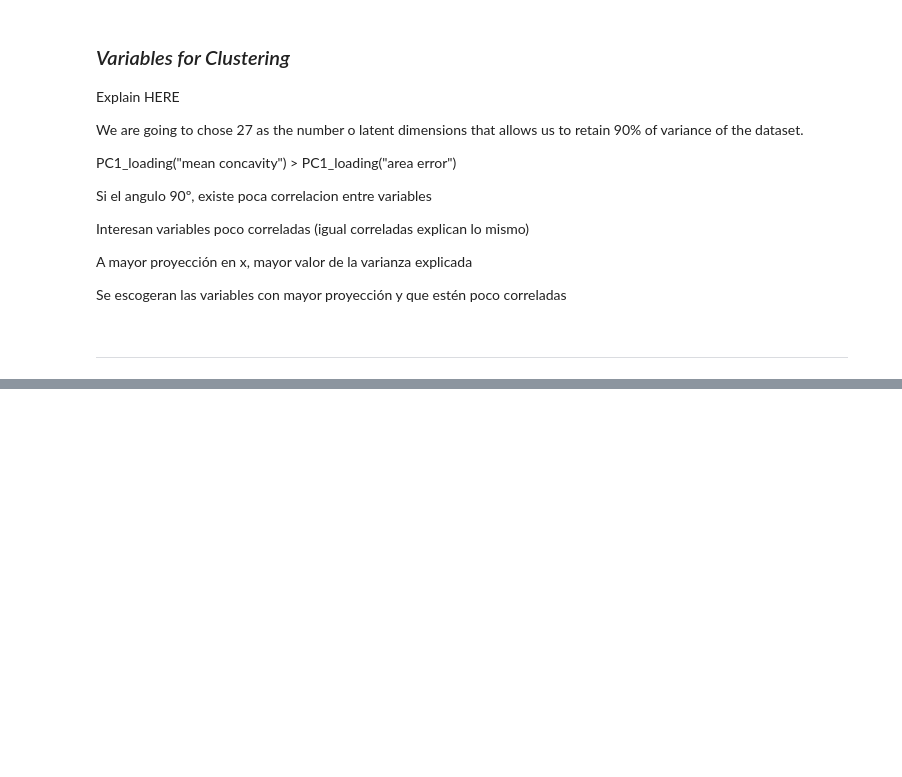
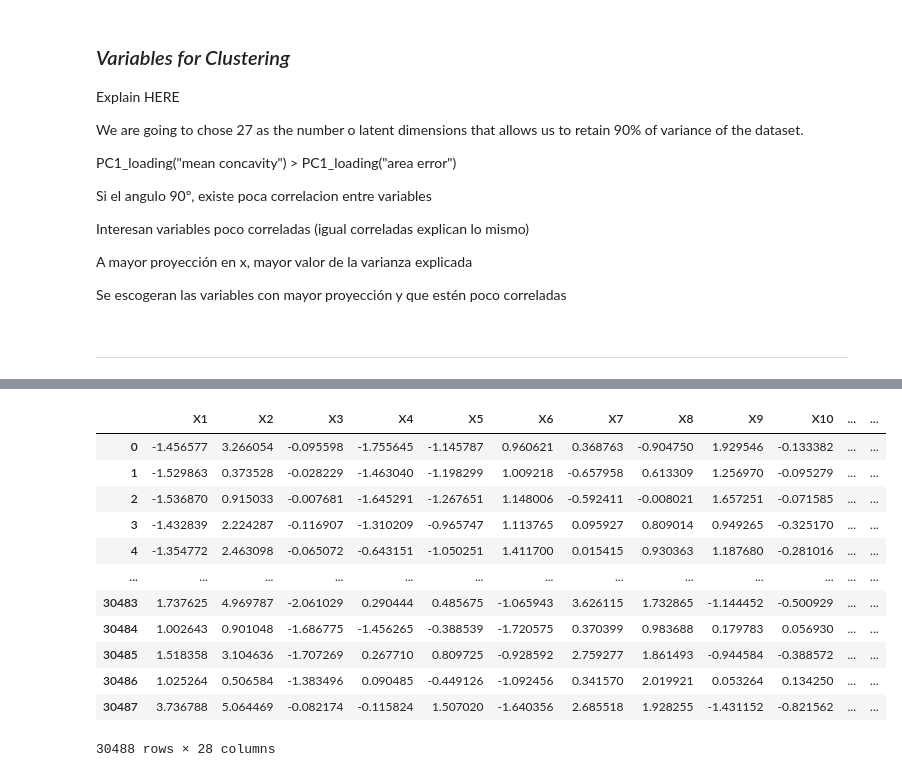
Before and after one commit to SergioCuencaNunez/ml3-bank-marketing, a Jupyter notebook: main.ipynb, the cells around one changed output, grey strips where cells are left out. Drawn from its saved outputs; the diff is of its cells as text; code cells hidden in the pictures; blank space fills up the shorter version.

```diff
--- a/main.ipynb
+++ b/main.ipynb
@@ -846,0 +770,4 @@ array([0, 9, 0, ..., 0, 4, 4], dtype=int32)
+# %%
+kmeans = KMeans(n_clusters = 11, init = "k-means++").fit(X_pca)
+cluster = kmeans.labels_
+data["cluster"] = cluster
@@ -846,0 +789,16 @@ array([0, 9, 0, ..., 0, 4, 4], dtype=int32)
+# %%
+data
+# %% [output]
+|  | X1 | X2 | X3 | X4 | X5 | X6 | X7 | X8 | X9 | X10 | ... | ... |
+| 0 | -1.456577 | 3.266054 | -0.095598 | -1.755645 | -1.145787 | 0.960621 | 0.368763 | -0.904750 | 1.929546 | -0.133382 | ... | ... |
+| 1 | -1.529863 | 0.373528 | -0.028229 | -1.463040 | -1.198299 | 1.009218 | -0.657958 | 0.613309 | 1.256970 | -0.095279 | ... | ... |
+| 2 | -1.536870 | 0.915033 | -0.007681 | -1.645291 | -1.267651 | 1.148006 | -0.592411 | -0.008021 | 1.657251 | -0.071585 | ... | ... |
+| 3 | -1.432839 | 2.224287 | -0.116907 | -1.310209 | -0.965747 | 1.113765 | 0.095927 | 0.809014 | 0.949265 | -0.325170 | ... | ... |
+| 4 | -1.354772 | 2.463098 | -0.065072 | -0.643151 | -1.050251 | 1.411700 | 0.015415 | 0.930363 | 1.187680 | -0.281016 | ... | ... |
+| ... | ... | ... | ... | ... | ... | ... | ... | ... | ... | ... | ... | ... |
+| 30483 | 1.737625 | 4.969787 | -2.061029 | 0.290444 | 0.485675 | -1.065943 | 3.626115 | 1.732865 | -1.144452 | -0.500929 | ... | ... |
+| 30484 | 1.002643 | 0.901048 | -1.686775 | -1.456265 | -0.388539 | -1.720575 | 0.370399 | 0.983688 | 0.179783 | 0.056930 | ... | ... |
+| 30485 | 1.518358 | 3.104636 | -1.707269 | 0.267710 | 0.809725 | -0.928592 | 2.759277 | 1.861493 | -0.944584 | -0.388572 | ... | ... |
+| 30486 | 1.025264 | 0.506584 | -1.383496 | 0.090485 | -0.449126 | -1.092456 | 0.341570 | 2.019921 | 0.053264 | 0.134250 | ... | ... |
+| 30487 | 3.736788 | 5.064469 | -0.082174 | -0.115824 | 1.507020 | -1.640356 | 2.685518 | 1.928255 | -1.431152 | -0.821562 | ... | ... |
+30488 rows × 28 columns
```
Also changed, not shown: parts of 23 cells of this notebook.
